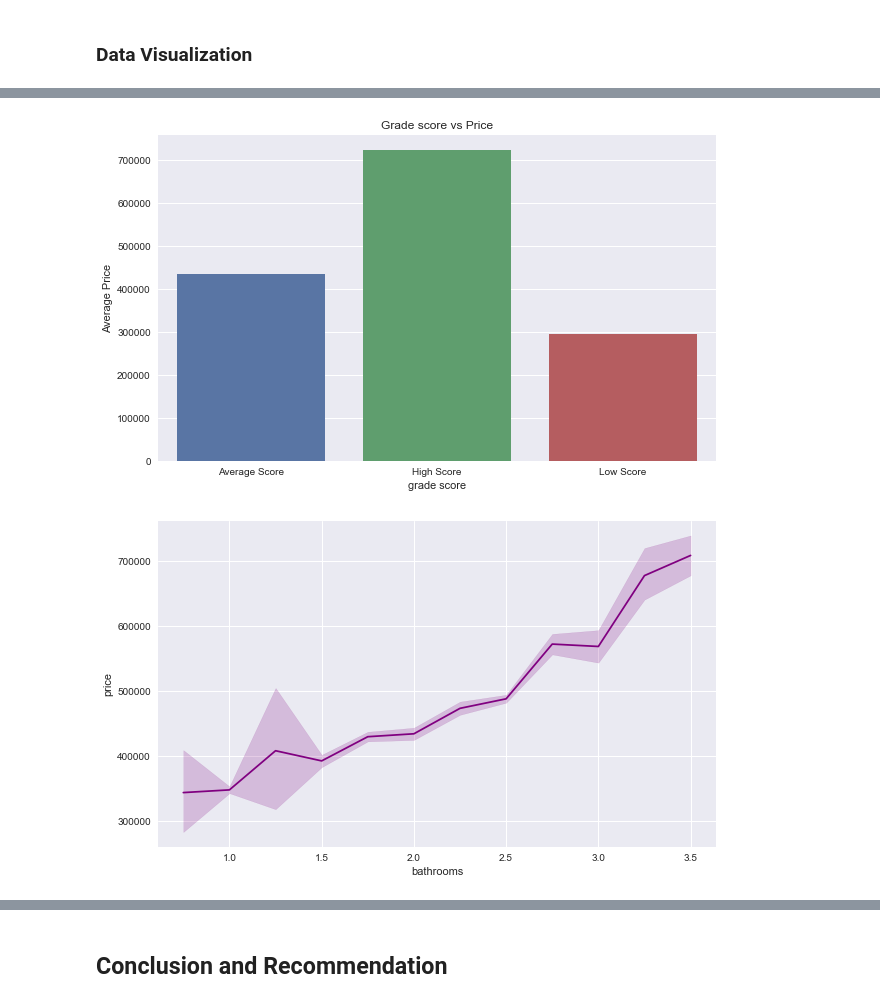
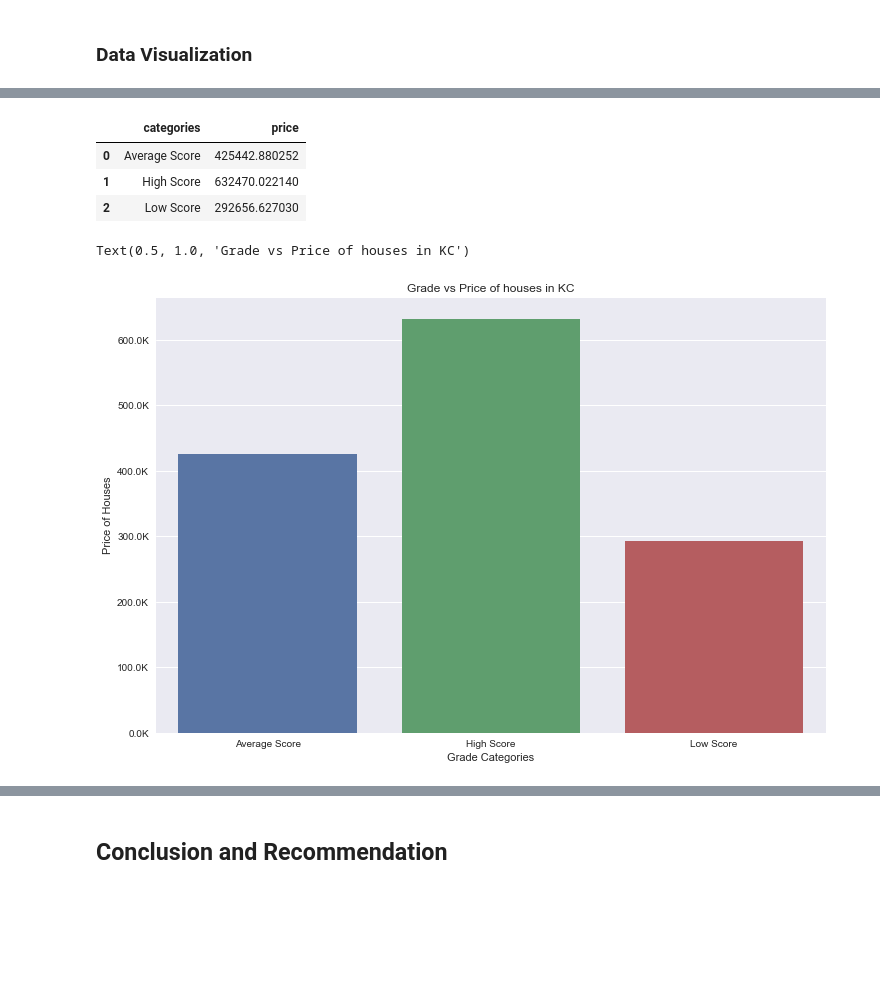
Before and after one commit to vinayakmodgil/dsc-phase-2-project, a Jupyter notebook: student.ipynb, the cells around one changed output, grey strips where cells are left out. Saved outputs shown, nothing was run; the diff lists cells and outputs as text; code cells hidden in the pictures; blank space fills up the shorter version.

```diff
--- a/student.ipynb
+++ b/student.ipynb
@@ -1286,0 +1340,3 @@ plt.show()
+# %%
+df_grade_sqft = pd.concat([df_grade, outliers_price["sqft_above"]], axis=1)
+df_grade_sqft
@@ -1287,28 +1357,28 @@ plt.show()
 # %%
-def grade_types(grade):
-    if grade < 7:
+def grade_score(feature):
+    if feature < 7:
         return "Low Score"
-    elif grade > 8:
+    elif feature > 8:
         return "High Score"
     else:
         return "Average Score"
 # %%
-df_grade["grade_score"] = df_grade["grade"].map(lambda x: grade_types(x))
+df_grade_sqft["categories"] = df_grade_sqft["grade"].map(lambda x: grade_score(x))
 # %%
-mean_price_per_score = df_grade.groupby("grade_score")["price"].mean().reset_index()
+df_grade_group = df_grade_sqft.groupby("categories")["price"].mean().reset_index()
+df_grade_group
+# %% [output]
+|  | categories | price |
+| 0 | Average Score | 425442.880252 |
+| 1 | High Score | 632470.022140 |
+| 2 | Low Score | 292656.627030 |
 # %%
-with plt.style.context("seaborn-darkgrid"):
-    fig, ax = plt.subplots(figsize=(10, 6))
-    sns.barplot(x="grade_score", y="price", data=mean_price_per_score)
-    ax.set_ylabel("Average Price")
-    ax.set_xlabel("grade score")
-    ax.set_title("Grade score vs Price")
-    plt.show()
+fig, ax = plt.subplots(figsize=(12, 8))
+sns.barplot(x="categories", y="price", data=df_grade_group, ax=ax)
+ax.yaxis.set_major_formatter(FuncFormatter(thousands))
+ax.set_xlabel("Grade Categories")
+ax.set_ylabel("Price of Houses")
+ax.set_title("Grade vs Price of houses in KC")
 # %% [output]
+Text(0.5, 1.0, 'Grade vs Price of houses in KC')
-[figure, old version]
+[figure, new version]
-# %%
-with plt.style.context("seaborn-darkgrid"):
-    fig, ax = plt.subplots(figsize=(10, 6))
-    sns.lineplot(x="bathrooms", y="price", data=final_df, color="purple")
-# %% [output]
-[figure, removed]
```
Also changed, not shown: parts of 71 cells of this notebook.
